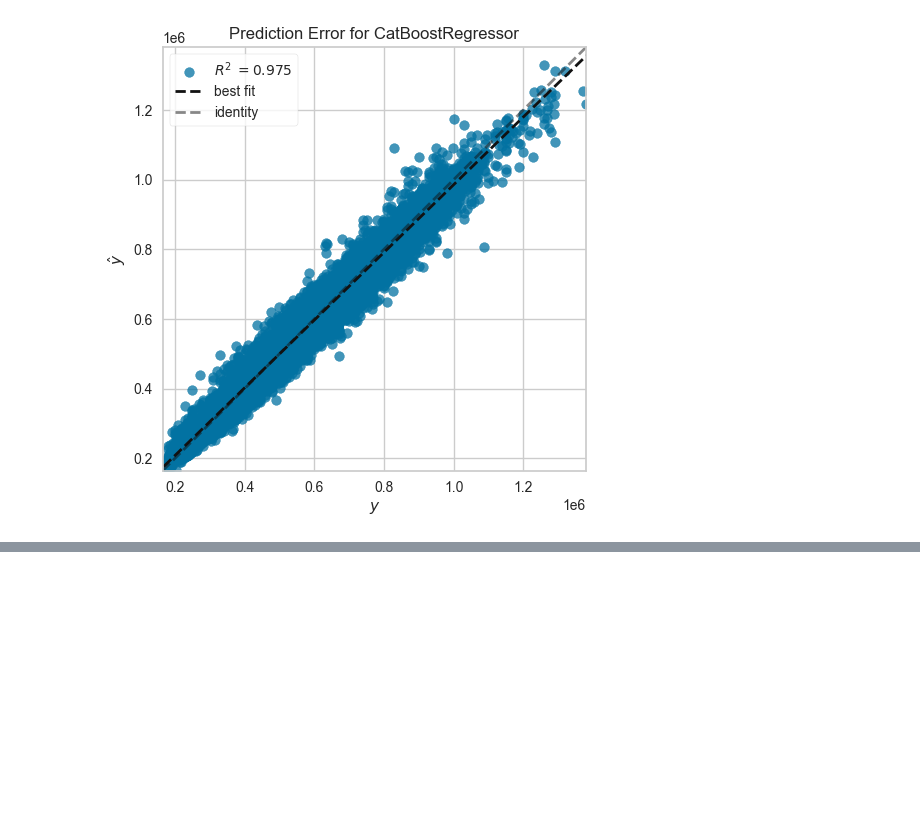
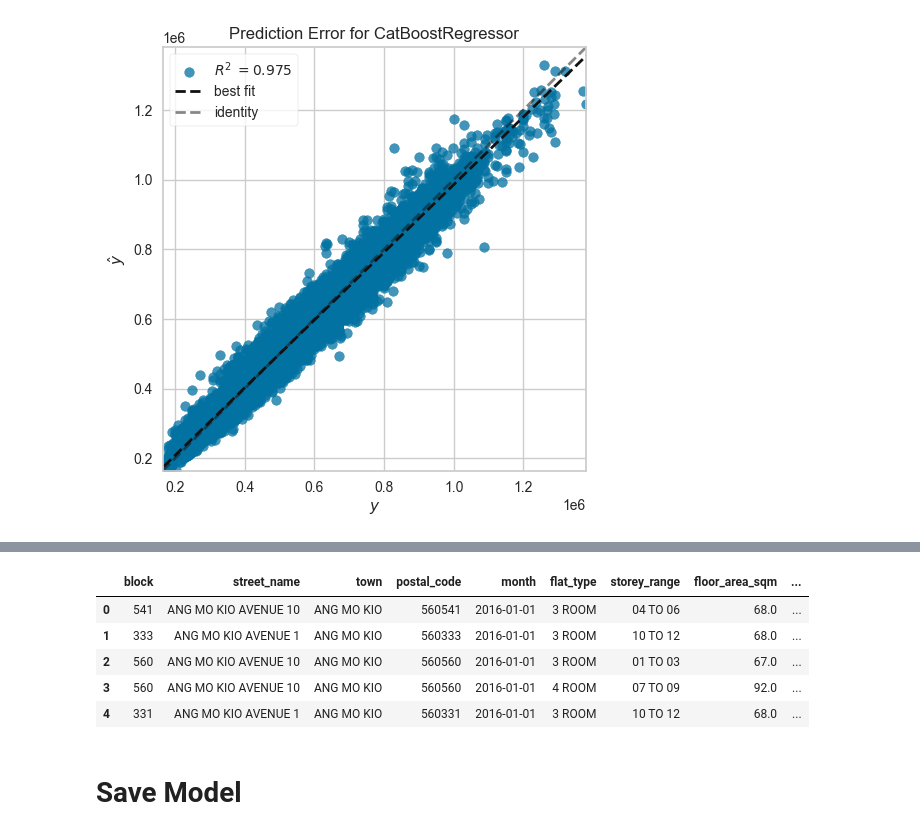
Before and after one commit to amberyeoe/mlops_assignment, a Jupyter notebook: notebooks/Exploratory Data Analysis .ipynb, the cells around one changed output, grey strips where cells are left out. Cells and saved outputs as stored; diff of their text form; code cells hidden in the pictures; blank space fills up the shorter version.

```diff
--- a/notebooks/Exploratory Data Analysis .ipynb
+++ b/notebooks/Exploratory Data Analysis .ipynb
@@ -606,0 +649,5 @@ plot_model(best_model, plot='error')
+# %%
+# predict model on new_data
+predictions = predict_model(best_model, data = new_data)
+predictions.head()
+# %% [output]
@@ -606,0 +655,8 @@ plot_model(best_model, plot='error')
+|  | block | street_name | town | postal_code | month | flat_type | storey_range | floor_area_sqm | ... |
+| 0 | 541 | ANG MO KIO AVENUE 10 | ANG MO KIO | 560541 | 2016-01-01 | 3 ROOM | 04 TO 06 | 68.0 | ... |
+| 1 | 333 | ANG MO KIO AVENUE 1 | ANG MO KIO | 560333 | 2016-01-01 | 3 ROOM | 10 TO 12 | 68.0 | ... |
+| 2 | 560 | ANG MO KIO AVENUE 10 | ANG MO KIO | 560560 | 2016-01-01 | 3 ROOM | 01 TO 03 | 67.0 | ... |
+| 3 | 560 | ANG MO KIO AVENUE 10 | ANG MO KIO | 560560 | 2016-01-01 | 4 ROOM | 07 TO 09 | 92.0 | ... |
+| 4 | 331 | ANG MO KIO AVENUE 1 | ANG MO KIO | 560331 | 2016-01-01 | 3 ROOM | 10 TO 12 | 68.0 | ... |
+# %% [markdown]
+# Save Model
```
Also changed, not shown: parts of 10 cells of this notebook, 1 other file.
